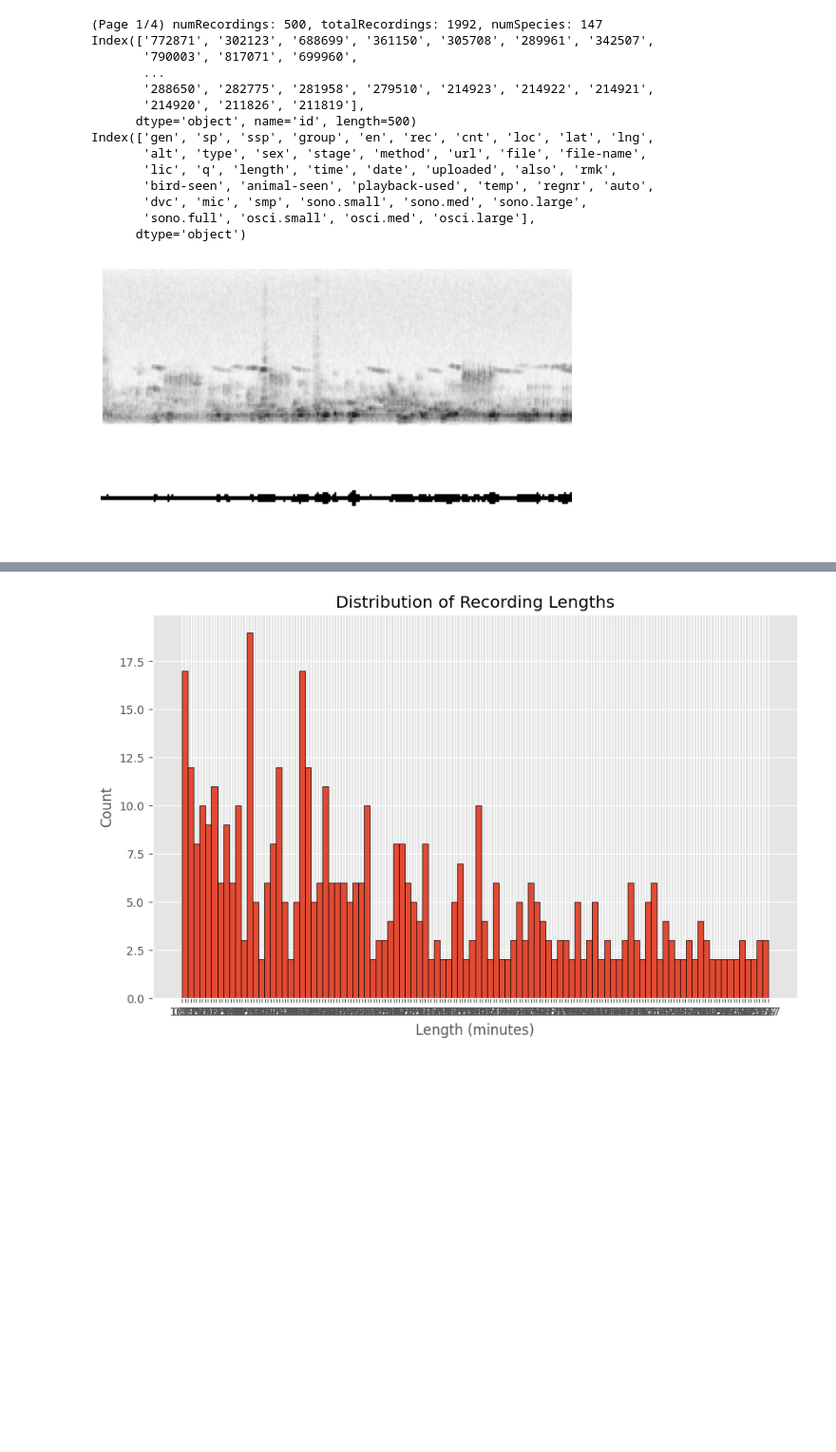
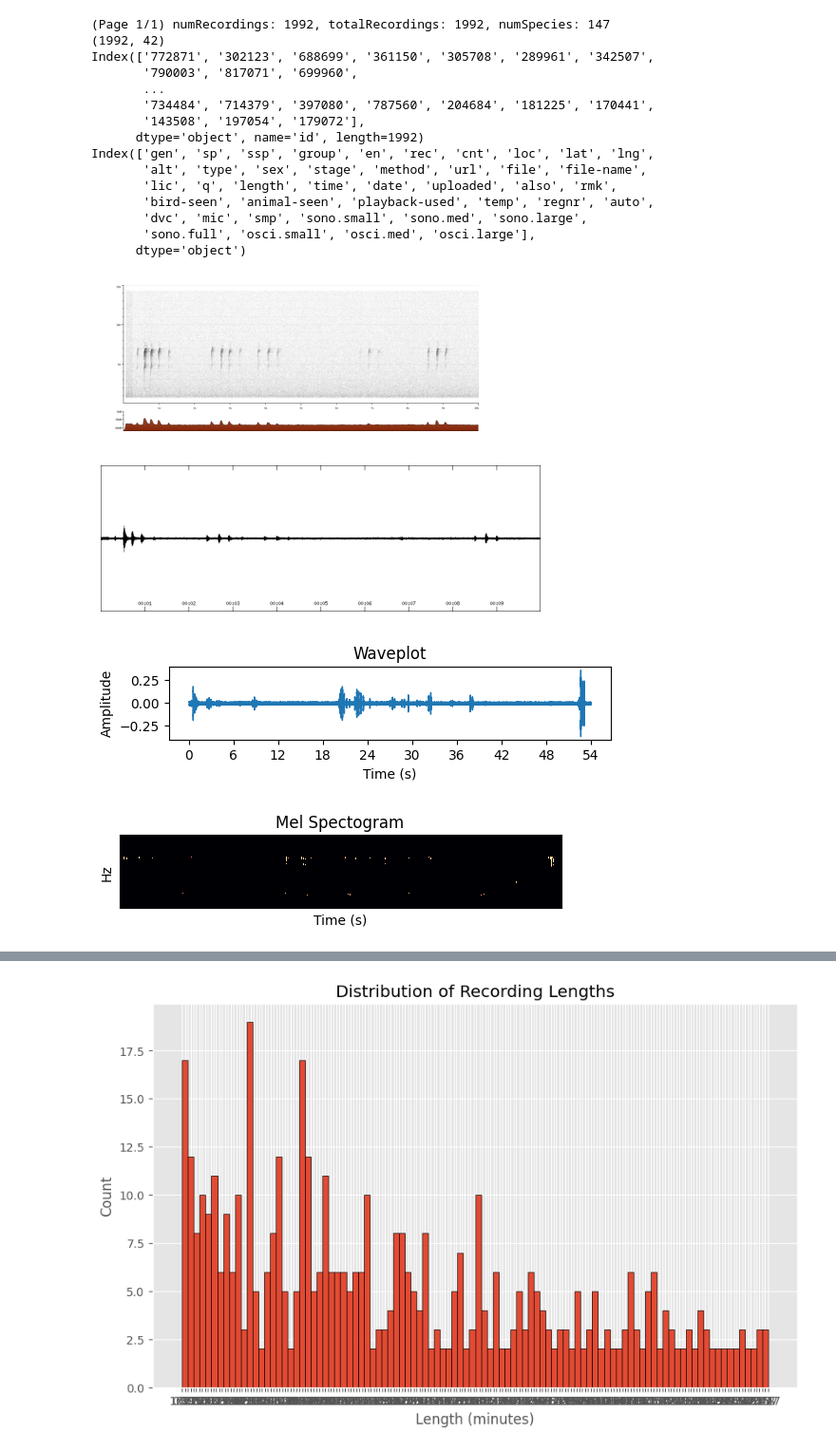
Before and after one commit to MarlonMueller/edge-iot, a Jupyter notebook: data/xeno-canto.ipynb, the cells around one changed output, grey strips where cells are left out. Shown at 95% size. Cells and saved outputs as stored; diff of their text form; code cells hidden in the pictures; blank space fills up the shorter version.

```diff
--- a/data/xeno-canto.ipynb
+++ b/data/xeno-canto.ipynb
@@ -53,15 +93,18 @@ Query:  area:europe grp:1 cnt:germany loc:bavaria
 # %%
-print(response)
-print(response.recordings.index)
-print(response.recordings.columns)
+print(page)
+#print(page.recordings.head())
+print(page.recordings.shape)
+print(page.recordings.index)
+print(page.recordings.columns)
 # %% [output]
-(Page 1/4) numRecordings: 500, totalRecordings: 1992, numSpecies: 147
+(Page 1/1) numRecordings: 1992, totalRecordings: 1992, numSpecies: 147
+(1992, 42)
 Index(['772871', '302123', '688699', '361150', '305708', '289961', '342507',
        '790003', '817071', '699960',
        ...
-       '288650', '282775', '281958', '279510', '214923', '214922', '214921',
-       '214920', '211826', '211819'],
-      dtype='object', name='id', length=500)
+       '734484', '714379', '397080', '787560', '204684', '181225', '170441',
+       '143508', '197054', '179072'],
+      dtype='object', name='id', length=1992)
 Index(['gen', 'sp', 'ssp', 'group', 'en', 'rec', 'cnt', 'loc', 'lat', 'lng',
        'alt', 'type', 'sex', 'stage', 'method', 'url', 'file', 'file-name',
        'lic', 'q', 'length', 'time', 'date', 'uploaded', 'also', 'rmk',
@@ -71,29 +114,61 @@ Index(['gen', 'sp', 'ssp', 'group', 'en', 'rec', 'cnt', 'loc', 'lat', 'lng',
       dtype='object')
 # %%
 def plot_image(image):
+  plt.figure(figsize=(12, 2))
   plt.imshow(image)
   plt.axis('off')
   plt.show()
 
-
-def get_field(recordings: pd.DataFrame, id: str, field:str, prefix=True):
-  url = recordings.loc[id][field]
+def get_field(page: Page, id: str, field:str, prefix=True):
+  url = page.recordings.loc[id][field]
   url = f"https:{url}" if prefix else url
   return httpx.get(url).raise_for_status()
 
-def plot_sono(recordings: pd.DataFrame, id: str, version:str="small"):
+def plot_sono_xeno(page: Page, id: str, version:str='small'):
   field = 'sono.'+ version
-  response = get_field(recordings, id, field)
+  response = get_field(page, id, field)
   plot_image(Image.open(BytesIO(response.content)))
 
-def plot_osci(recordings: pd.DataFrame, id: str, version:str="small"):
+def plot_osci_xeno(page: Page, id: str, version:str='small'):
   field = 'osci.'+ version
-  response = get_field(recordings, id, field)
+  response = get_field(page, id, field)
   plot_image(Image.open(BytesIO(response.content)))
 
-id = '772871'
-plot_sono(response.recordings, id)
-plot_osci(response.recordings, id)
+def plot_wave(path:str, sample_rate:int):
+
+  audio, sr = librosa.load(path, sr=sample_rate)
+  plt.figure(figsize=(6, 1))
+  librosa.display.waveshow(audio, sr=sample_rate)
+  plt.title('Waveplot')
+  plt.xlabel('Time (s)')
+  plt.ylabel('Amplitude')
+  plt.show()
+
+def plot_mel(path:str, sample_rate:int, window_size = 2048, hop_size = 512, n_mels = 128):
+
+  audio, sr = librosa.load(path, sr=sample_rate)
+  stft = librosa.stft(audio, n_fft=window_size, hop_length=hop_size)
+  mel_spec = librosa.feature.melspectrogram(S=librosa.amplitude_to_db(np.abs(stft)), sr=sr, n_mels=n_mels)
+  log_mel_spec = librosa.power_to_db(mel_spec)
+
+  plt.figure(figsize=(6, 1))
+  librosa.display.specshow(log_mel_spec, sr=sample_rate)
+  plt.title('Mel Spectogram')
+  plt.xlabel('Time (s)')
+  plt.ylabel('Hz')
+  plt.show()
+
+
+id = '310470'
+
+plot_sono_xeno(page, id, version='large')
+plot_osci_xeno(page, id, version='large')
+
+sample_rate = int(page.recordings.loc[id].smp)
+plot_wave(f"/content/data/common_blackbird_{id}.mp3", sample_rate)
+plot_mel(f"/content/data/common_blackbird_{id}.mp3", sample_rate)
 # %% [output]
-[figure, old version]
+[figure, new version]
-[figure, old version]
+[figure, new version]
+[figure, added]
+[figure, added]
```
Also changed, not shown: parts of 6 cells of this notebook.
